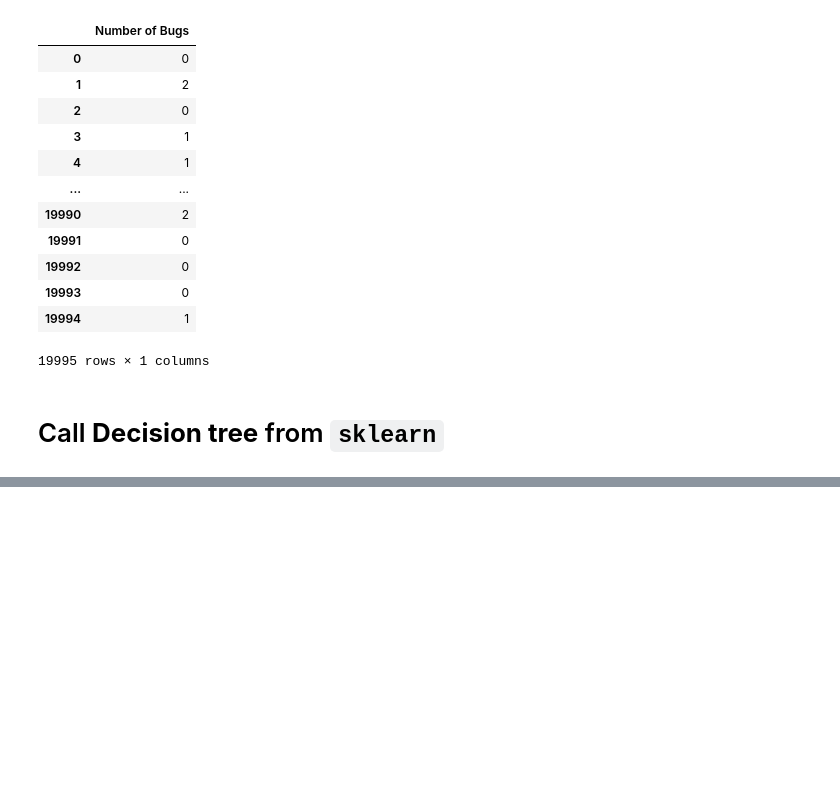
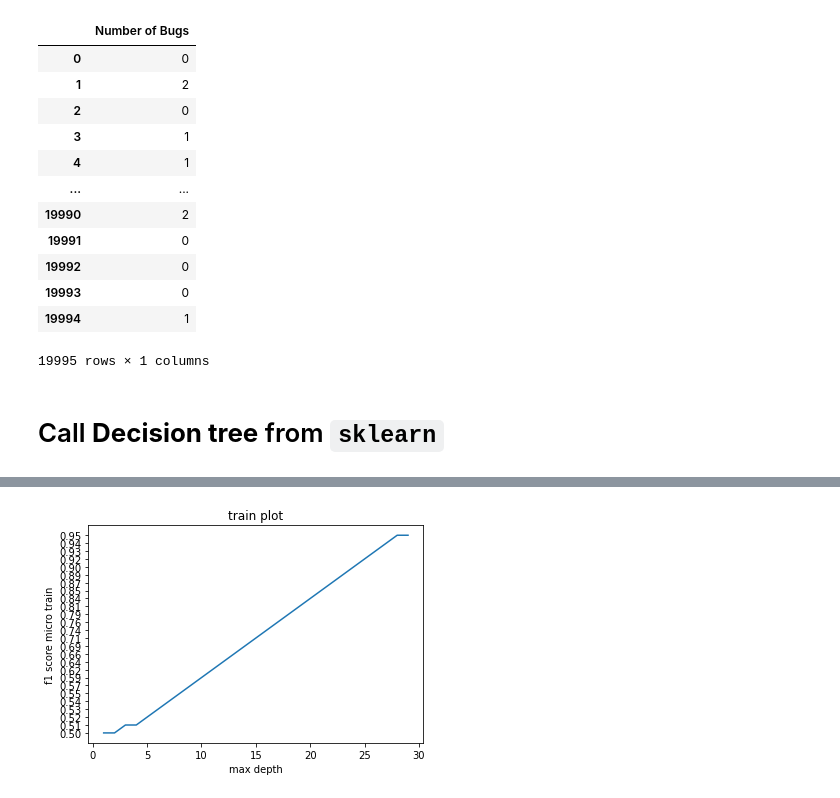
Before and after one commit to vajihe-ameri/predict-software-bugs-in-java-classes, a Jupyter notebook: decision_tree.ipynb, the cells around one changed output, grey strips where cells are left out. Saved outputs shown, nothing was run; the diff lists cells and outputs as text; code cells hidden in the pictures; blank space fills up the shorter version.

```diff
--- a/decision_tree.ipynb
+++ b/decision_tree.ipynb
@@ -197,0 +211,8 @@ Decision tree
+# %%
+plt.plot(max_depth_range, f1_score_micro_train_array)
+plt.xlabel('max depth')
+plt.ylabel('f1 score micro train')
+plt.title('train plot')
+plt.show()
+# %% [output]
+[figure, added]
```
Also changed, not shown: parts of 4 cells of this notebook.
